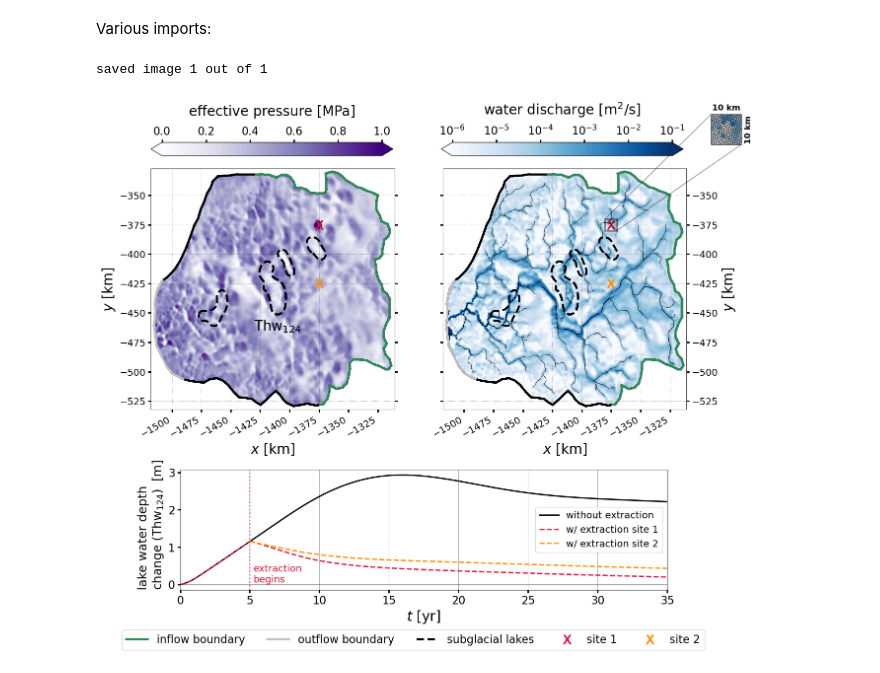
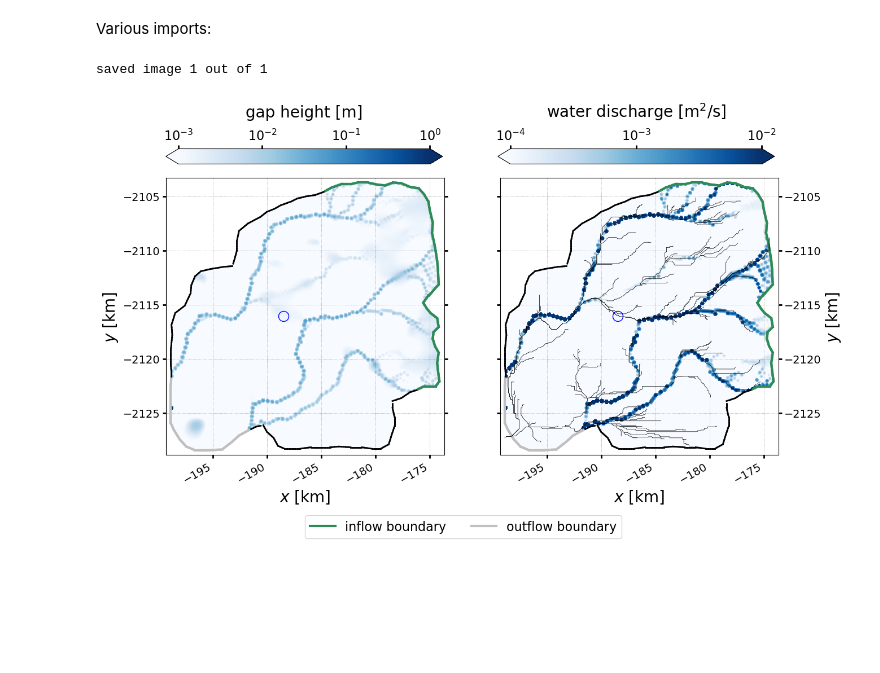
Before and after one commit to agstub/shakti-fenics, a Jupyter notebook: notebooks/plotting.ipynb, the cells around one changed output. Cells and saved outputs as stored; diff of their text form; code cells hidden in the pictures; blank space fills up the shorter version.

Commit message:
update setup, meshing, plotting

```diff
--- a/notebooks/plotting.ipynb
+++ b/notebooks/plotting.ipynb
@@ -21,6 +18,6 @@ from shapely import Point
 # %%
 # get dem for topotoolbox plotting
-dem = tt3.read_tif('thw_dem_plotting.tif')
+dem = tt3.read_tif('store_dem_plotting.tif')
 fd = tt3.FlowObject(dem)
 s   = tt3.StreamObject(fd,threshold=2000,units='pixels')
 
@@ -173,8 +98,13 @@ if len(ind)>1:
 else:
     %matplotlib inline
 
-qlim2 = -1
-qlim1 = -6
+qlim2 = -2
+qlim1 = -4
+
+blim2 = 0
+blim1 = -3
+
+Nlim = 1
 
 t_scale = 1.0 # 1 for years, 365 for days
 if int(t_scale)==365:
@@ -182,7 +112,7 @@ if int(t_scale)==365:
 elif int(t_scale)==1:
     t_str = 'yr'
 
-res_lim = 2
+res_lim = 1
 
 for i in ind:
     print('saved image '+str(j+1)+' out of '+str(len(ind))+' \r',end='')
@@ -194,8 +124,8 @@ for i in ind:
     plt.grid(alpha=0.5,linestyle=':',color='k',linewidth=0.5)
     N_i = N[i]
     for coords in boundary_coords:
-        if np.abs(coords[1,0]-coords[0,0])< res_lim:
-            plt.plot(coords[:, 0], coords[:, 1], color='black',linewidth=3)
+        if (np.abs(coords[1,0]-coords[0,0])< res_lim):
+            plt.plot(coords[:, 0], coords[:, 1], color='black',linewidth=2)
     for coords in outflow_coords:
         if np.abs(coords[1,0]-coords[0,0])< res_lim:
             plt.plot(coords[:, 0], coords[:, 1], color='silver',linewidth=3)
@@ -204,11 +134,9 @@ for i in ind:
         if np.abs(coords[1,0]-coords[0,0])< res_lim:
             plt.plot(coords[:, 0], coords[:, 1], color='seagreen',linewidth=3)
 
-    p1 = plt.tricontourf(triang,N_i/1e6,levels=np.linspace(0,1,100),cmap='Purples',extend='both')
-    outline.plot(edgecolor='k',facecolor='none',linestyle='--',ax=plt.gca(),linewidth=3,zorder=105)
-    for name in neighbors:
-        outline_nbr = lake_inventory.loc[lake_inventory['name']==name]
-        outline_nbr.plot(edgecolor='k',linestyle='--',facecolor='none',ax=plt.gca(),linewidth=3,zorder=105)
+    # p1 = plt.tricontourf(triang,N_i/1e6,levels=np.linspace(0,Nlim,100),cmap='Purples',extend='both')
+    p2 = plt.tricontourf(triang,b_i,cmap='Blues',extend='both',norm=colors.LogNorm(),levels=np.logspace(blim1,blim2,100))
+
 
     plt.xlim(x_min,x_max)
     plt.ylim(y_min,y_max)
@@ -217,24 +145,25 @@ for i in ind:
     plt.ylabel(r'$y$ [km]',fontsize=20)
     plt.xticks(fontsize=14)
     plt.yticks(fontsize=14)
-    plt.plot([x_p],[y_p],marker=r'$\mathrm{X}$',markersize=13,color='crimson',linewidth=0)#,label='extraction site')
-    plt.plot([x_p2],[y_p2],marker=r'$\mathrm{X}$',markersize=13,color='darkorange',linewidth=0)#,label='extraction site 2')
+    plt.plot([x_l],[y_l],marker='o',markersize=13,color='blue',fillstyle='none')
     plt.setp(ax1.get_xticklabels(), rotation=30, horizontalalignment='right')
     plt.gca().tick_params(axis='y', which='both', labelright=False, right=True)
     cbar_ax = fig.add_axes([0.125, 0.72, 0.35, 0.0225])
-    cbar = plt.colorbar(p1,orientation='horizontal',ticks=np.linspace(0,1,6),cax=cbar_ax)
-    cbar.set_label(r'effective pressure [MPa]',fontsize=20,labelpad=15)
+    # cbar = plt.colorbar(p1,orientation='horizontal',ticks=np.linspace(0,Nlim,6),cax=cbar_ax)
+    cbar = plt.colorbar(p2,cax=cbar_ax,orientation='horizontal',ticks=np.logspace(blim1,blim2,1+int(np.abs(blim2-blim1))))
+    cbar.set_label(r'gap height [m]',fontsize=20,labelpad=15)
     cbar.ax.tick_params(labelsize=16)
     cbar.ax.xaxis.set_ticks_position('top')
     cbar.ax.xaxis.set_label_position('top')
-    ax1.annotate(r'Thw$_{124}$',xy=(-1430,-465),fontsize=20,color='k',zorder=1000)
 
     ax3 = plt.subplot(122)
     plt.grid(alpha=0.5,linestyle=':',color='k',linewidth=0.5)
     q_i = q_m[i]
+    b_i = b[i]
+
     for coords in boundary_coords:
         if np.abs(coords[1,0]-coords[0,0])< res_lim:
-            plt.plot(coords[:, 0], coords[:, 1], color='black',linewidth=3)
+            plt.plot(coords[:, 0], coords[:, 1], color='black',linewidth=2)
 
     flag_0 = 0
 
@@ -257,14 +186,8 @@ for i in ind:
 
 
     p2 = plt.tricontourf(triang,q_i,cmap='Blues',extend='both',norm=colors.LogNorm(),levels=np.logspace(qlim1,qlim2,100))
-    outline.plot(edgecolor='k',facecolor='none',linestyle='--',ax=plt.gca(),linewidth=3,zorder=105)
-    for name in neighbors:
-        outline_nbr = lake_inventory.loc[lake_inventory['name']==name]
-        outline_nbr.plot(edgecolor='k',facecolor='none',linestyle='--',ax=plt.gca(),linewidth=3,zorder=105)
+    plt.plot([x_l],[y_l],marker='o',markersize=13,color='blue',fillstyle='none')
 
-    plt.plot([np.inf],[np.inf],'k--',linewidth=3,label=r'subglacial lakes')
-    plt.plot([x_p],[y_p],marker=r'$\mathrm{X}$',markersize=13,color='crimson',linewidth=0,label='site 1')
-    plt.plot([x_p2],[y_p2],marker=r'$\mathrm{X}$',markersize=13,color='darkorange',linewidth=0,label='site 2')
     plt.xlim(x_min,x_max)
     plt.ylim(y_min,y_max)
     plt.gca().set_aspect('equal', 'box')
@@ -275,7 +198,7 @@ for i in ind:
     plt.xticks(fontsize=14)
     plt.yticks(fontsize=14)
     plt.gca().tick_params(axis='y', which='both', labelleft=False, left=True)
-    plt.legend(fontsize=16,loc=(-1.32,-1.0),ncol=5)
+    plt.legend(fontsize=16,loc=(-0.7,-0.3),ncol=2)
     #------- stream plot ------------
     xtix = ax3.get_xticks()
     ytix = ax3.get_yticks()
@@ -285,67 +208,32 @@ for i in ind:
     dem.plot(ax3,cmap="terrain",alpha=0)
     (s.klargestconncomps(1)).plot(ax=ax3,color='k',linewidth=0.5)
     (s.klargestconncomps(1).trunk()).plot(ax=ax3,color='k',linewidth=0.5)
     ax3.invert_yaxis()
     plt.xticks(fontsize=14)
     plt.yticks(fontsize=14)
     ax3.tick_params(axis='y', which='both', labelleft=False, left=True)
     ax3.set_xticks(xtix)
     ax3.set_yticks(ytix)
     ax3.set_xlim(xlim)
     ax3.set_ylim(ylim)
     plt.setp(ax3.get_xticklabels(), rotation=30, horizontalalignment='right')
 
     #-------------------------------
     cbar_ax = fig.add_axes([0.545, 0.72, 0.35, 0.0225])
     cbar = plt.colorbar(p2,cax=cbar_ax,orientation='horizontal',ticks=np.logspace(qlim1,qlim2,1+int(np.abs(qlim2-qlim1))))#,format='%.0e')
     cbar.set_label(r'water discharge [m$^2/$s]',fontsize=20,labelpad=15)
     cbar.ax.tick_params(labelsize=16)
     cbar.ax.xaxis.set_ticks_position('top')
     cbar.ax.xaxis.set_label_position('top')
 
-    ax_in1 = ax1.inset_axes([0.12, -0.75, 2, 0.5])
-
-    # FIX THIS!!!
-    t00 = 3
-    ax_in1.plot((t_ref[j_00:j_0+i])*t_scale/3.154e7-t00,b_L_ref[j_00:j_0+i]-b_L_ref[j_00],color='k',linestyle='-',linewidth=2,zorder=100,label=r'without extraction')
-    ax_in1.plot((t_ref[j_00:j_0])*t_scale/3.154e7-t00,b_L_ref[j_00:j_0]-b_L_ref[j_00],color='crimson',linestyle='--',linewidth=2,zorder=101)
-    ax_in1.plot((t[1:i]+t_ref[j_0])*t_scale/3.154e7-t00,b_L[1:i]+b_L_ref[j_0]-b_L_ref[j_00],color='crimson',linestyle='--',linewidth=2,zorder=100,label='w/ extraction site 1')
-    ii = j_max_2
-    ax_in1.plot((t_2[1:ii]+t_ref[j_0])*t_scale/3.154e7-t00,b_L_2[1:ii]+b_L_ref[j_0]-b_L_ref[j_00],color='darkorange',linestyle='--',linewidth=2,zorder=100,label='w/ extraction site 2')
-    ax_in1.annotate('extraction\nbegins',xy=(5.25,0.05),fontsize=14,color='crimson')
-    ax_in1.set_ylabel('lake water depth \n'+r'change (Thw$_{124}$) $\;$[m]',fontsize=18,color='k',loc='bottom',zorder=99)
-    ax_in1.tick_params(axis='y', colors="k")
-    ax_in1.set_xlim(0,35)
-    ax_in1.grid(axis='x')
-    ax_in1.set_xlabel(r'$t$ [yr]',fontsize=20)
-    ax_in1.tick_params(axis='both', labelsize=16)
-    ax_in1.axvline(x=t_ref[j_0]/3.154e7-t00,linestyle=':',color='crimson',linewidth=2,alpha=0.5)
-    ax_in1.legend(fontsize=14,loc='center right')
-    ax_in1.axhline(y=0,xmin=0,xmax=1,color='k',linewidth=1,alpha=0.5)
-
-    axins = ax3.inset_axes([1.1, 1.1, 0.125, 0.125])
-    axins.triplot(triang,color='k',linewidth=0.5,zorder=100)
-    axins.tricontourf(triang,q_i,cmap='Blues',extend='both',norm=colors.LogNorm(),levels=np.logspace(qlim1,qlim2,100))
-    x0 = float(outline.centroid.x.iloc[0])*1e3
-    y0 = float(outline.centroid.y.iloc[0])*1e3
-    x_ins = x_p #x0 + 50e3
-    y_ins = y_p #y0 + 50e3
-    axins.set_xlim(x_ins-5,x_ins+5)
-    axins.set_ylim(y_ins-5,y_ins+5)
-    axins.set_xticks([])
-    axins.set_yticks([])
-    axins.set_title(r'10 km',fontsize=12,fontweight='bold')
-    axins.set_ylabel(r'10 km',fontsize=12,fontweight='bold',labelpad=5)
-    axins.yaxis.set_label_position("right")
-    ax3.indicate_inset_zoom(axins, edgecolor="k",linewidth=2,zorder=300)
 
     if len(ind)>1:
         plt.savefig('{}/movie/movie_'.format(results_name)+str(j),bbox_inches='tight')
     if len(ind)==1:
-        plt.savefig('thw_fig',bbox_inches='tight')
+        plt.savefig('store_fig',bbox_inches='tight')
         plt.show()
     plt.close()
     j+=1
 # %% [output]
 saved image 1 out of 1
-[figure, old version]
+[figure, new version]
```
Also changed, not shown: parts of 8 cells of this notebook, 6 other files.
